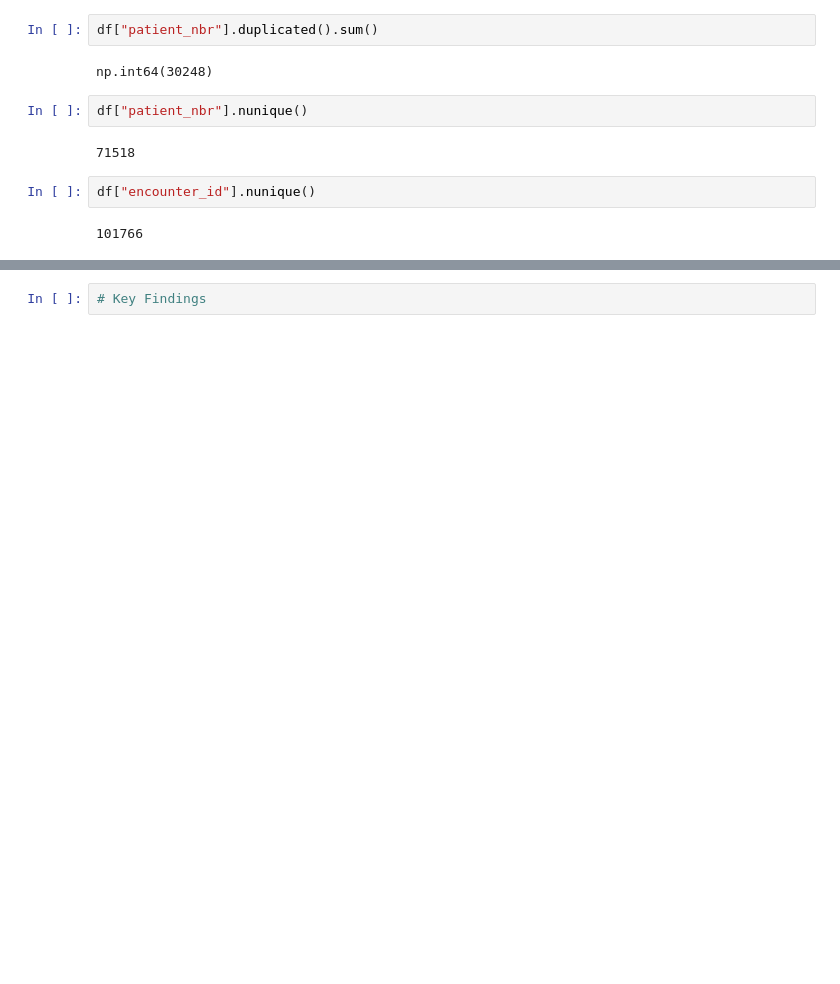
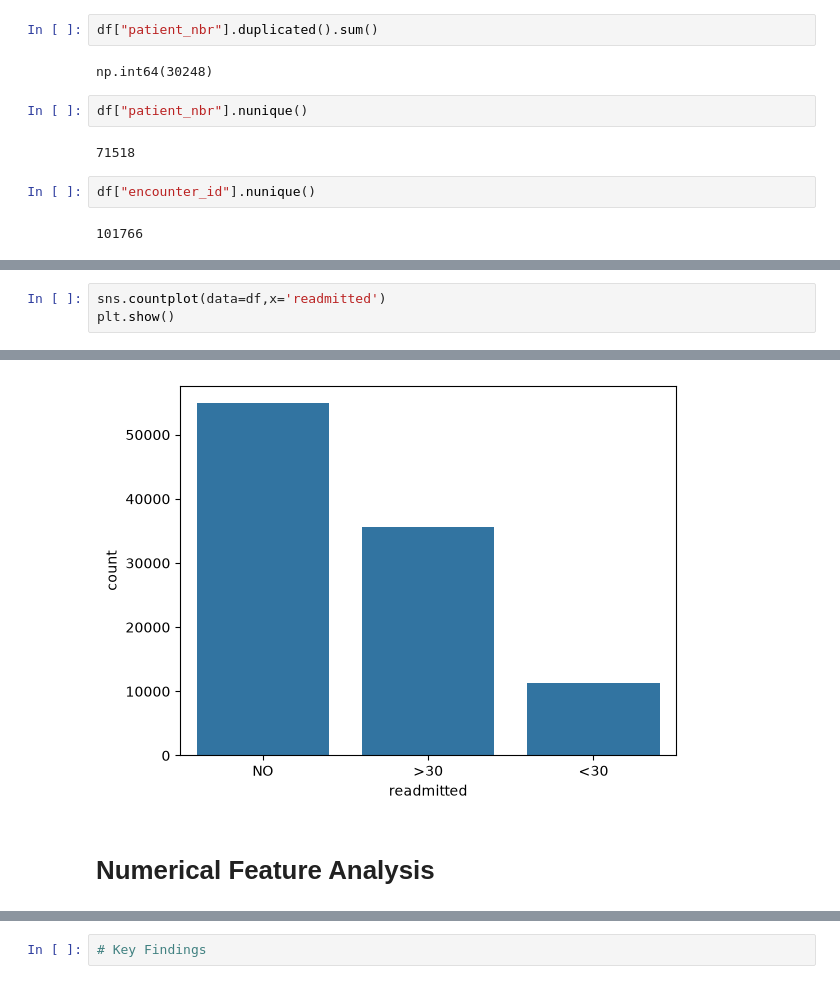
Before and after one commit to arijitk-dev/Hospital-Readmission-MLOps-System, a Jupyter notebook: notebooks/01_data_exploration.ipynb, the cells around one changed output, grey strips where cells are left out. Saved outputs shown, nothing was run; the diff lists cells and outputs as text; blank space fills up the shorter version.

```diff
--- a/notebooks/01_data_exploration.ipynb
+++ b/notebooks/01_data_exploration.ipynb
@@ -115,0 +182,4 @@ df["encounter_id"].nunique()
+# %%
+sns.countplot(data=df,x='readmitted')
+plt.show()
+# %% [output]
@@ -115,0 +191,3 @@ df["encounter_id"].nunique()
+[figure, added]
+# %% [markdown]
+# Numerical Feature Analysis
```
Also changed, not shown: parts of 40 cells of this notebook.
